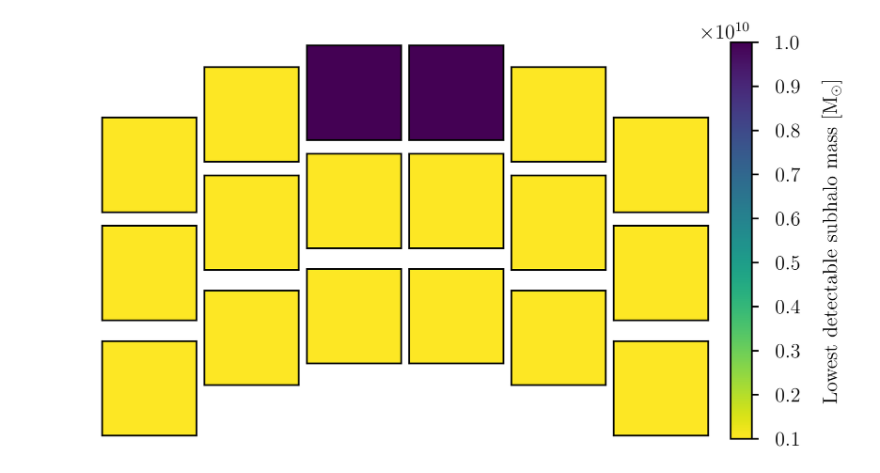
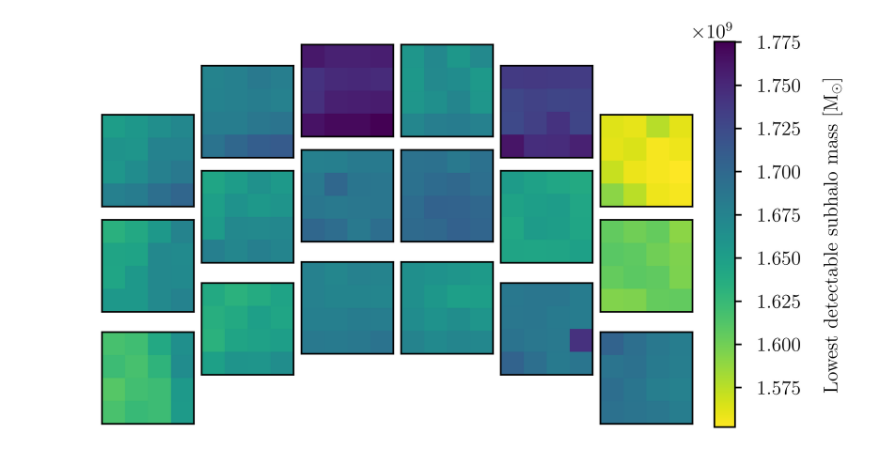
Before and after one commit to AstroMusers/mejiro, a Jupyter notebook: paper/figure_notebooks/lowest_detectable_subhalo_mass.ipynb, the cells around one changed output. Saved outputs shown, nothing was run; the diff lists cells and outputs as text; code cells hidden in the pictures.

Commit message:
work on lowest detectable subhalo mass

```diff
--- a/paper/figure_notebooks/lowest_detectable_subhalo_mass.ipynb
+++ b/paper/figure_notebooks/lowest_detectable_subhalo_mass.ipynb
@@ -136,7 +149,7 @@ for i, result in enumerate(results):
 
     if p_list[-1] == 1.:
         print('Skipping lens', i + 1)
-        results.pop(i)
+        results.remove(result)
         continue
 
     mass_list = [float(mass) for mass in mass_list]
@@ -158,5 +183,5 @@ pval_threshold = 0.001  # three sigma
 # %%
-sides = 1
+sides = 4
 
 positions = []
 for i in range(1, 19):
@@ -165,11 +190,13 @@ for i in range(1, 19):
     for coord in coords:
         positions.append((sca, coord))
 
-masses = np.logspace(7, 12, 6)
+masses = np.logspace(8, 10, 50)
 
 lens_array_list = []
+error_list = []
 
-for _, result in enumerate(results):
+for k, result in tqdm(enumerate(results), total=len(results)):
+    # print(f'Result {k + 1} of {len(results)}')
     current_sca = 1
     array_list = []
 
@@ -194,7 +221,11 @@ for _, result in enumerate(results):
         if sca_position == coords[-1]:
             for i in range(sides):
                 for j in range(sides):
-                    array[i, j] = mass_list[j * sides + i]
+                    try:
+                        array[i, j] = mass_list[j * sides + i]
+                    except Exception as e:
+                        error_list.append(k)
+                        # print(k)
             array_list.append(array)
 
             # reset the array and mass list
@@ -203,7 +234,8 @@ for _, result in enumerate(results):
 
     lens_array_list.append(array_list)
 
-plt.imshow(array_list[0], cmap='viridis')
-plt.colorbar()
-plt.show()
+print(error_list)
+# plt.imshow(array_list[0], cmap='viridis')
+# plt.colorbar()
+# plt.show()
 # %% [output]
@@ -211,11 +314,26 @@ plt.show()
+# %%
+median_array_list = []
+
+for sca in range(1, 19):
+    array = np.zeros((sides, sides))
+
+    for i in range(sides):
+            for j in range(sides):
+                pixel_values = []
+                for lens_array in lens_array_list:
+                    pixel_values.append(lens_array[sca - 1][i, j])
+                median = np.mean(pixel_values)
+                array[i, j] = median
+
+    median_array_list.append(array)
 # %%
-plotting.roman_sca_plot(np.asarray(lens_array_list[1]),
+plotting.roman_sca_plot(np.asarray(median_array_list),
                         np.asarray(range(1, 19)),
                         residual_plot=False,
                         show_sca_id=False,
                         cmap='viridis_r',
                         savefig=True,
-                        savepath=os.path.join(figure_dir, 'lowest_detectable_subhalo_mass_single_system.png'),
+                        savepath=os.path.join(figure_dir, 'lowest_detectable_subhalo_mass.png'),
                         clabel=r'Lowest detectable subhalo mass [M$_\odot$]')
 # %% [output]
-[figure, old version]
+[figure, new version]
```
Also changed, not shown: parts of 13 cells of this notebook, 7 other files.
